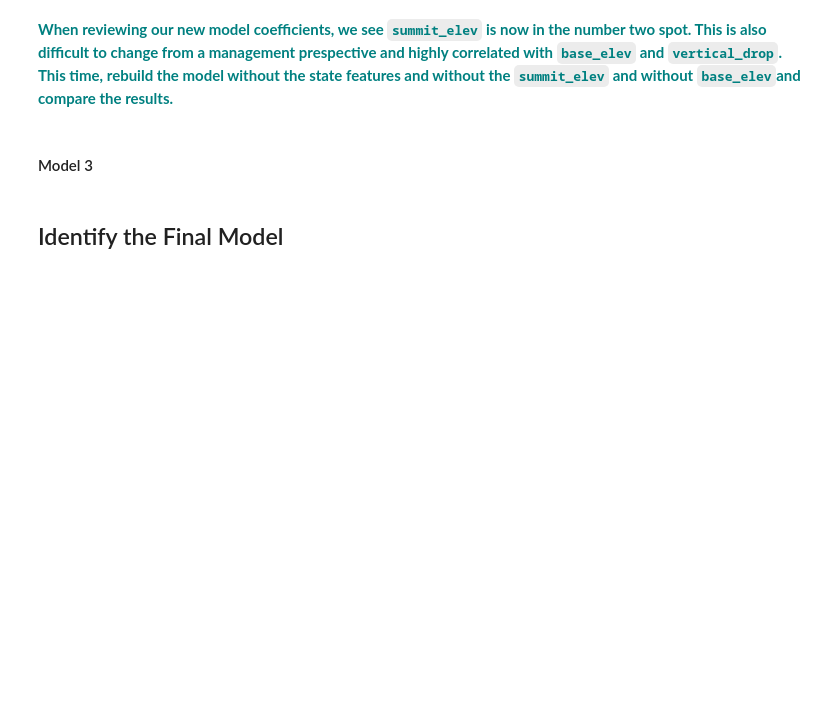
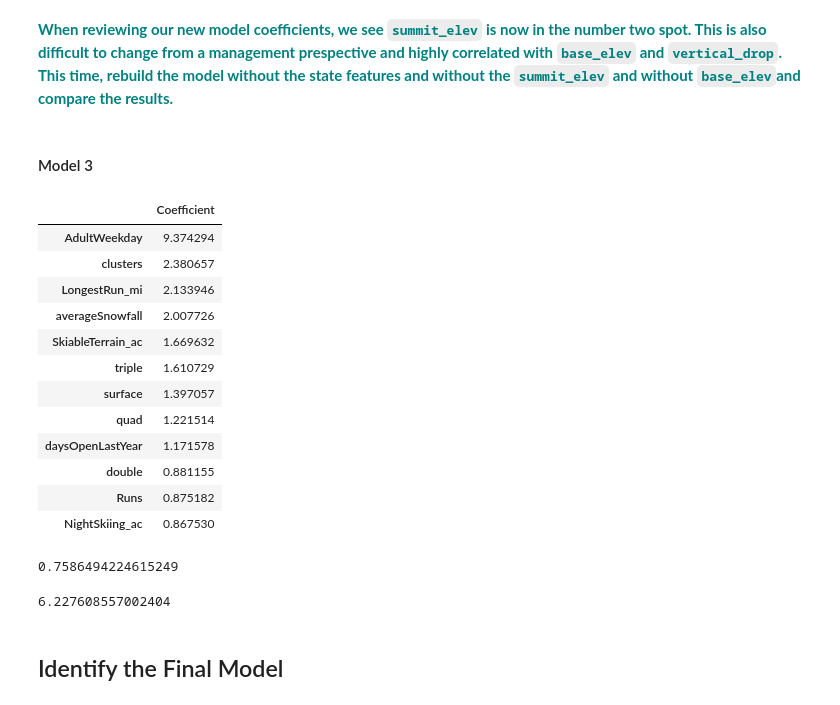
Before and after one commit to bauyrjanj/GuidedCapstone, a Jupyter notebook: PreProcessing & Splitting Dataset/GuidedCapstoneStep4 and step5HL.ipynb, the cells around one changed output. Cells and saved outputs as stored; diff of their text form; code cells hidden in the pictures; blank space fills up the shorter version.

```diff
--- a/PreProcessing & Splitting Dataset/GuidedCapstoneStep4 and step5HL.ipynb
+++ b/PreProcessing & Splitting Dataset/GuidedCapstoneStep4 and step5HL.ipynb
@@ -226,3 +352,43 @@ Hint: Try to construct another model using exactly the steps we followed above.
 **<font color='teal'> When reviewing our new model coefficients, we see `summit_elev` is now in the number two spot. This is also difficult to change from a management prespective and highly correlated with `base_elev` and `vertical_drop`.  This time, rebuild the model without the state features and without the `summit_elev` and without `base_elev`and compare the results. </font>**
 # %% [markdown]
 #### Model 3
+# %%
+df_new = df_new.drop(['summit_elev', 'vertical_drop'], axis=1)
+# %%
+# Declare an explanatory variable, called X,and assign it the result of dropping 'Name' and 'AdultWeekend' from the df
+X = df_new.drop(['Name','AdultWeekend'], axis=1)
+
+# Declare a response variable, called y, and assign it the AdultWeekend column of the df
+y = df_new['AdultWeekend']
+
+# Here we use the StandardScaler() method of the preprocessing package, and then call the fit() method with parameter X
+scaler = preprocessing.StandardScaler().fit(X)
+
+# Declare a variable called X_scaled, and assign it the result of calling the transform() method with parameter X
+X_scaled=scaler.transform(X)
+# %%
+# Get the 1-dimensional flattened array of our response variable y by calling the ravel() function on y
+y = y.ravel()
+
+# Call the train_test_split() function with the first two parameters set to X_scaled and y
+# Declare four variables, X_train, X_test, y_train and y_test separated by commas
+X_train, X_test, y_train, y_test = train_test_split(X_scaled, y, test_size=0.25, random_state=1)
+# %%
+lm = linear_model.LinearRegression()
+model_3 = lm.fit(X_train,y_train)
+# %%
+pd.DataFrame(abs(lm.coef_), X.columns, columns=['Coefficient']).sort_values(by=['Coefficient'], ascending=False).head(12)
+# %% [output]
+|  | Coefficient |
+| AdultWeekday | 9.374294 |
+| clusters | 2.380657 |
+| LongestRun_mi | 2.133946 |
+| averageSnowfall | 2.007726 |
+| SkiableTerrain_ac | 1.669632 |
+| triple | 1.610729 |
+| surface | 1.397057 |
+| quad | 1.221514 |
+| daysOpenLastYear | 1.171578 |
+| double | 0.881155 |
+| Runs | 0.875182 |
+| NightSkiing_ac | 0.867530 |
@@ -228,0 +399,4 @@ Hint: Try to construct another model using exactly the steps we followed above.
+# %%
+evs_3
+# %% [output]
+0.7586494224615249
@@ -229,3 +405,7 @@ Hint: Try to construct another model using exactly the steps we followed above.
+# %%
+mae_3
+# %% [output]
+6.227608557002404
 # %% [markdown]
 ## Identify the Final Model
 # %% [markdown]
```
Also changed, not shown: parts of 31 cells of this notebook.
